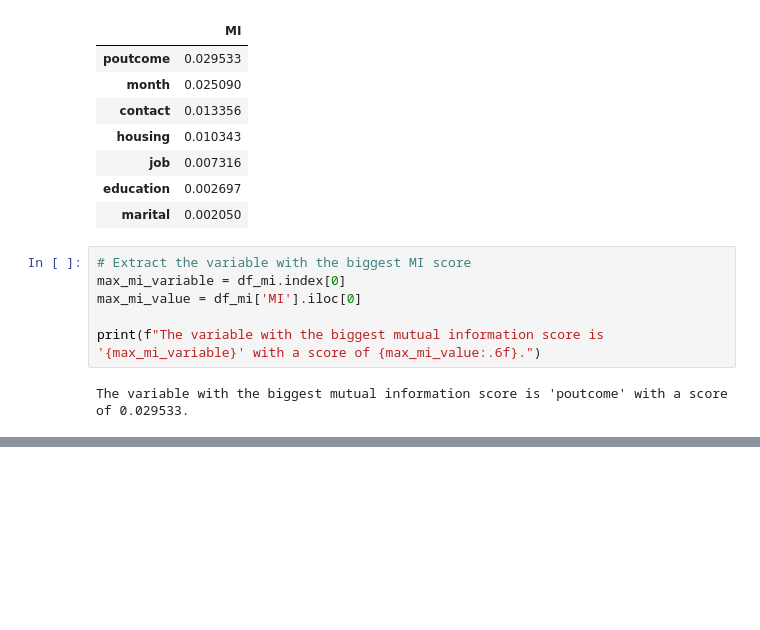
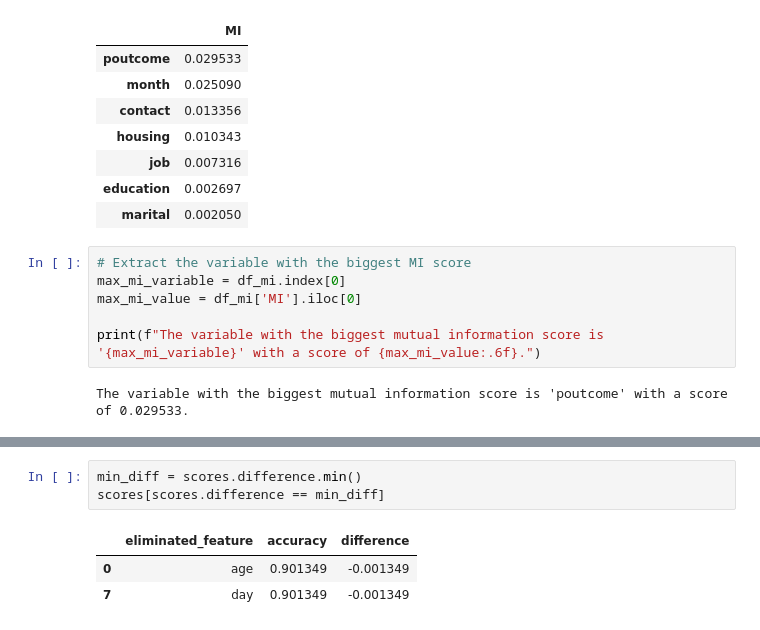
Before and after one commit to adikusum4/Machine-Learning-zoomcamp, a Jupyter notebook: 03-classification/homework_03.ipynb, the cells around one changed output, grey strips where cells are left out. Cells and saved outputs as stored; diff of their text form; blank space fills up the shorter version.

```diff
--- a/03-classification/homework_03.ipynb
+++ b/03-classification/homework_03.ipynb
@@ -331,0 +444,7 @@ The variable with the biggest mutual information score is 'poutcome' with a scor
+# %%
+min_diff = scores.difference.min()
+scores[scores.difference == min_diff]
+# %% [output]
+|  | eliminated_feature | accuracy | difference |
+| 0 | age | 0.901349 | -0.001349 |
+| 7 | day | 0.901349 | -0.001349 |
```
Also changed, not shown: parts of 26 cells of this notebook.
